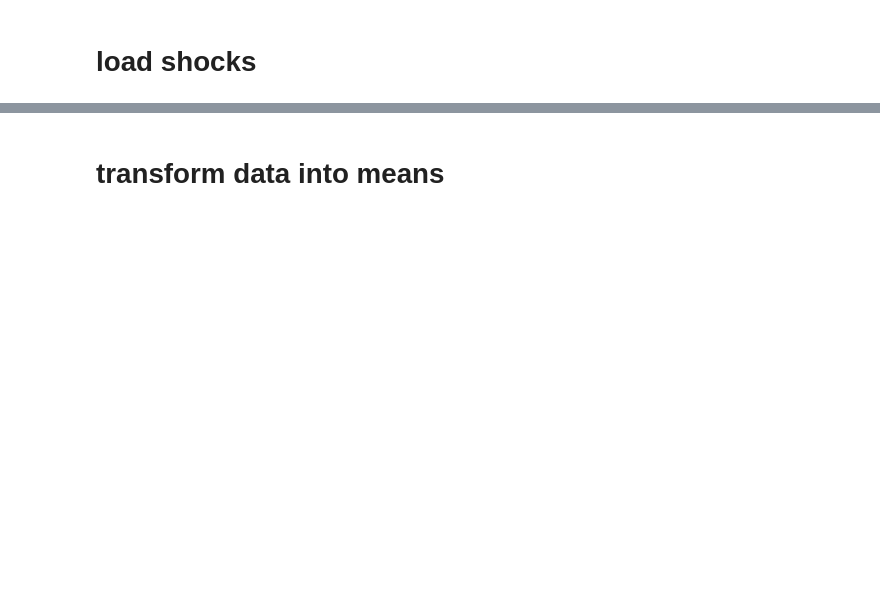
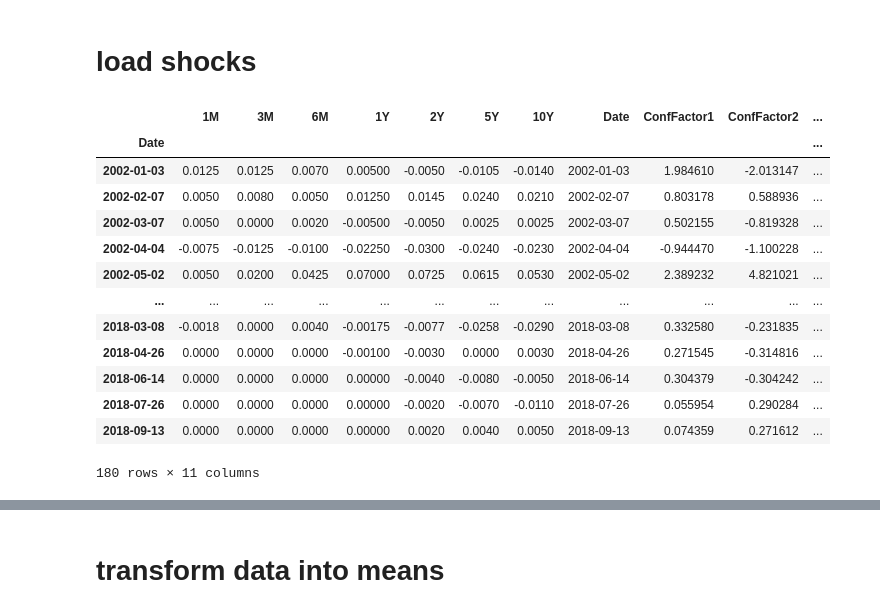
Before and after one commit to geri310/ECB_FG_GMM_approach_MSc_Thesis, a Jupyter notebook: gmmGDP-Averages.ipynb, the cells around one changed output, grey strips where cells are left out. Drawn from its saved outputs; the diff is of its cells as text; code cells hidden in the pictures; blank space fills up the shorter version.

```diff
--- a/gmmGDP-Averages.ipynb
+++ b/gmmGDP-Averages.ipynb
@@ -21,6 +21,25 @@ df_gdp.index = df_gdp['SurveyDate']
 df_gdp = df_gdp.drop('SurveyDate', axis=1)
 # %% [markdown]
 # load shocks
+# %%
+oisfactors = pd.read_csv('dataset_con.csv')
+oisfactors.index = pd.to_datetime(oisfactors['Date'])
+oisfactors
+# %% [output]
+|  | 1M | 3M | 6M | 1Y | 2Y | 5Y | 10Y | Date | ConfFactor1 | ConfFactor2 | ... |
+| Date |  |  |  |  |  |  |  |  |  |  | ... |
+| 2002-01-03 | 0.0125 | 0.0125 | 0.0070 | 0.00500 | -0.0050 | -0.0105 | -0.0140 | 2002-01-03 | 1.984610 | -2.013147 | ... |
+| 2002-02-07 | 0.0050 | 0.0080 | 0.0050 | 0.01250 | 0.0145 | 0.0240 | 0.0210 | 2002-02-07 | 0.803178 | 0.588936 | ... |
+| 2002-03-07 | 0.0050 | 0.0000 | 0.0020 | -0.00500 | -0.0050 | 0.0025 | 0.0025 | 2002-03-07 | 0.502155 | -0.819328 | ... |
+| 2002-04-04 | -0.0075 | -0.0125 | -0.0100 | -0.02250 | -0.0300 | -0.0240 | -0.0230 | 2002-04-04 | -0.944470 | -1.100228 | ... |
+| 2002-05-02 | 0.0050 | 0.0200 | 0.0425 | 0.07000 | 0.0725 | 0.0615 | 0.0530 | 2002-05-02 | 2.389232 | 4.821021 | ... |
+| ... | ... | ... | ... | ... | ... | ... | ... | ... | ... | ... | ... |
+| 2018-03-08 | -0.0018 | 0.0000 | 0.0040 | -0.00175 | -0.0077 | -0.0258 | -0.0290 | 2018-03-08 | 0.332580 | -0.231835 | ... |
+| 2018-04-26 | 0.0000 | 0.0000 | 0.0000 | -0.00100 | -0.0030 | 0.0000 | 0.0030 | 2018-04-26 | 0.271545 | -0.314816 | ... |
+| 2018-06-14 | 0.0000 | 0.0000 | 0.0000 | 0.00000 | -0.0040 | -0.0080 | -0.0050 | 2018-06-14 | 0.304379 | -0.304242 | ... |
+| 2018-07-26 | 0.0000 | 0.0000 | 0.0000 | 0.00000 | -0.0020 | -0.0070 | -0.0110 | 2018-07-26 | 0.055954 | 0.290284 | ... |
+| 2018-09-13 | 0.0000 | 0.0000 | 0.0000 | 0.00000 | 0.0020 | 0.0040 | 0.0050 | 2018-09-13 | 0.074359 | 0.271612 | ... |
+180 rows × 11 columns
 # %%
 #End of period DEFINITION - always take the last shock
 mpdf = pd.read_excel('Dataset_EA-MPD.xlsx', sheet_name='Monetary Event Window')
```
Also changed, not shown: parts of 19 cells of this notebook, 1 other file.
